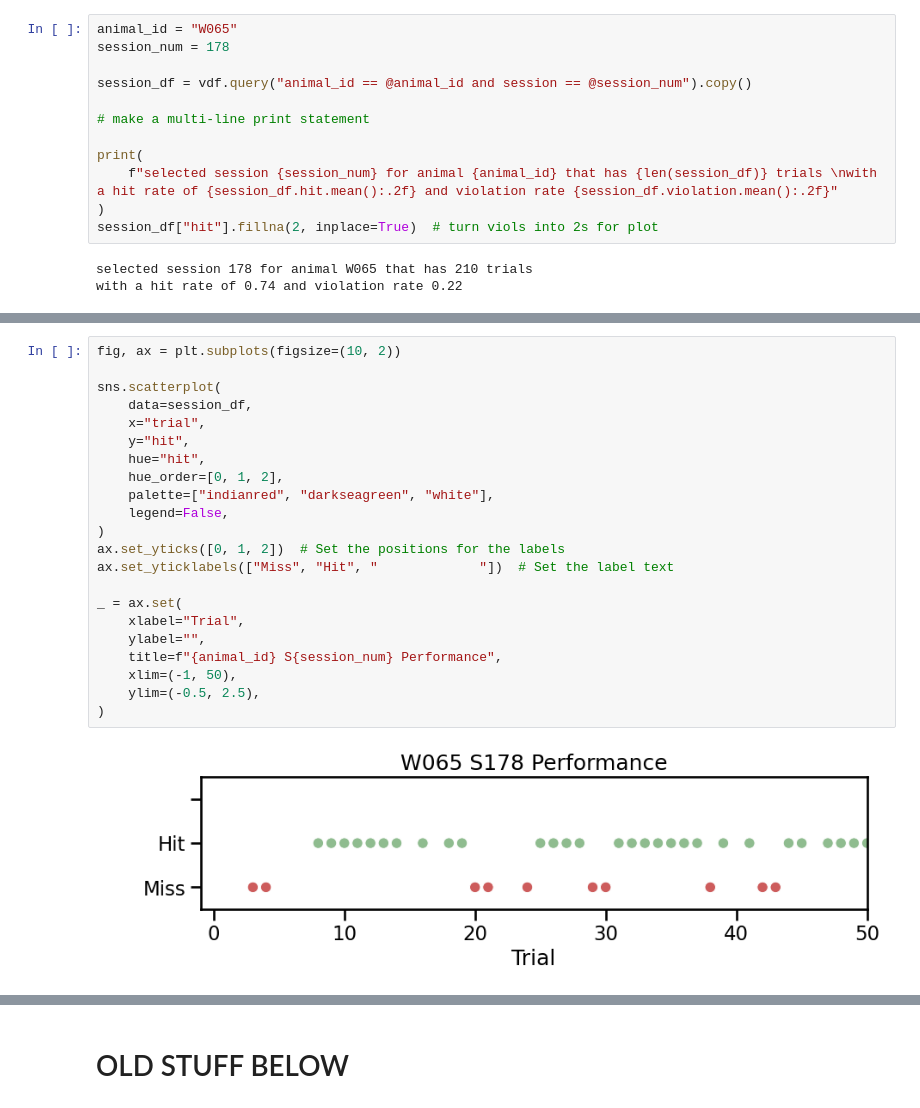
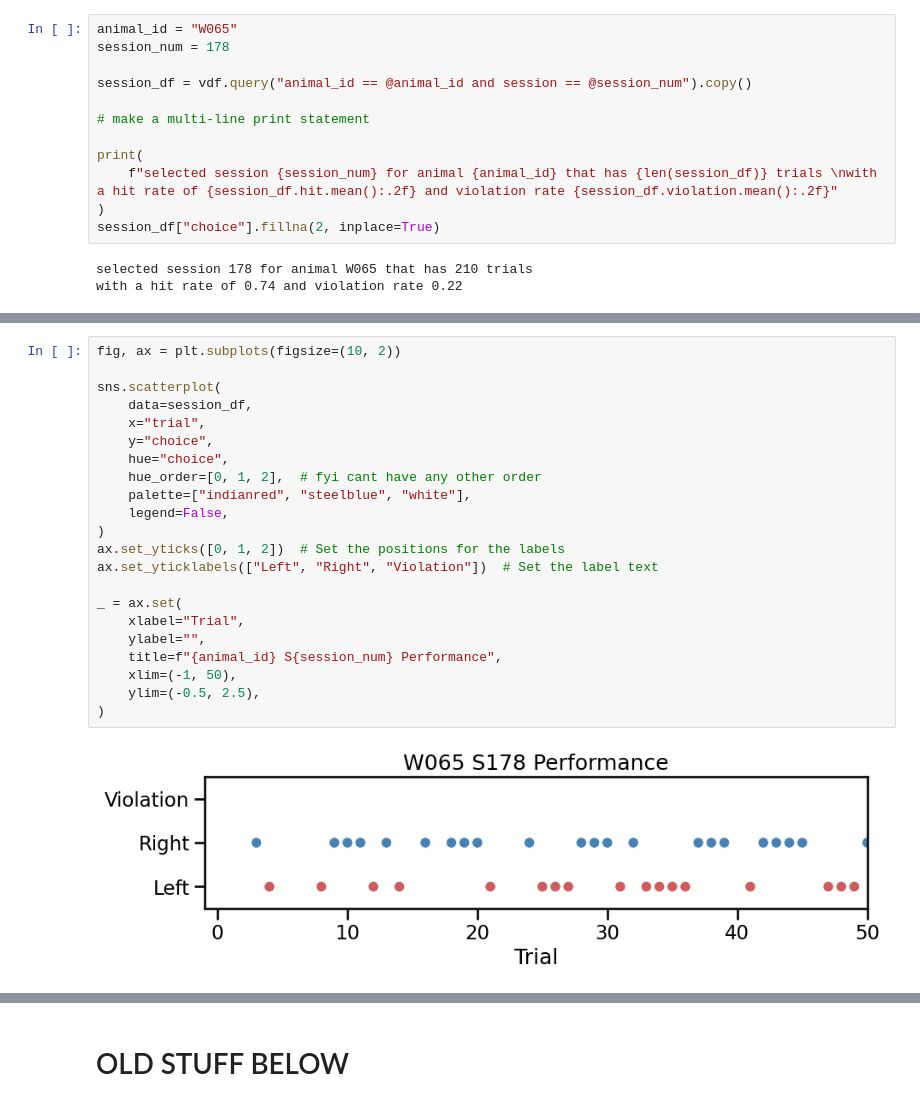
Before and after one commit to jess-breda/violations-multinomial, a Jupyter notebook: notebooks/meetings/2024_01_14_dennis_lab_meeting.ipynb, the cells around one changed output, grey strips where cells are left out. Cells and saved outputs as stored; diff of their text form.

```diff
--- a/notebooks/meetings/2024_01_14_dennis_lab_meeting.ipynb
+++ b/notebooks/meetings/2024_01_14_dennis_lab_meeting.ipynb
@@ -104,7 +108,7 @@ session_df = vdf.query("animal_id == @animal_id and session == @session_num").co
 print(
     f"selected session {session_num} for animal {animal_id} that has {len(session_df)} trials \nwith a hit rate of {session_df.hit.mean():.2f} and violation rate {session_df.violation.mean():.2f}"
 )
-session_df["hit"].fillna(2, inplace=True)  # turn viols into 2s for plot
+session_df["choice"].fillna(2, inplace=True)
 # %% [output]
 selected session 178 for animal W065 that has 210 trials
 with a hit rate of 0.74 and violation rate 0.22
@@ -111,27 +130,27 @@ with a hit rate of 0.74 and violation rate 0.22
 # %%
 fig, ax = plt.subplots(figsize=(10, 2))
 
 sns.scatterplot(
     data=session_df,
     x="trial",
-    y="hit",
-    hue="hit",
-    hue_order=[0, 1, 2],
-    palette=["indianred", "darkseagreen", "white"],
+    y="choice",
+    hue="choice",
+    hue_order=[0, 1, 2],  # fyi cant have any other order
+    palette=["indianred", "steelblue", "white"],
     legend=False,
 )
 ax.set_yticks([0, 1, 2])  # Set the positions for the labels
-ax.set_yticklabels(["Miss", "Hit", "             "])  # Set the label text
+ax.set_yticklabels(["Left", "Right", "Violation"])  # Set the label text
 
 _ = ax.set(
     xlabel="Trial",
     ylabel="",
     title=f"{animal_id} S{session_num} Performance",
     xlim=(-1, 50),
     ylim=(-0.5, 2.5),
 )
 # %% [output]
-[figure, old version]
+[figure, new version]
 # %%
 fig, ax = plt.subplots(figsize=(10, 2))
 
```
Also changed, not shown: parts of 22 cells of this notebook.
